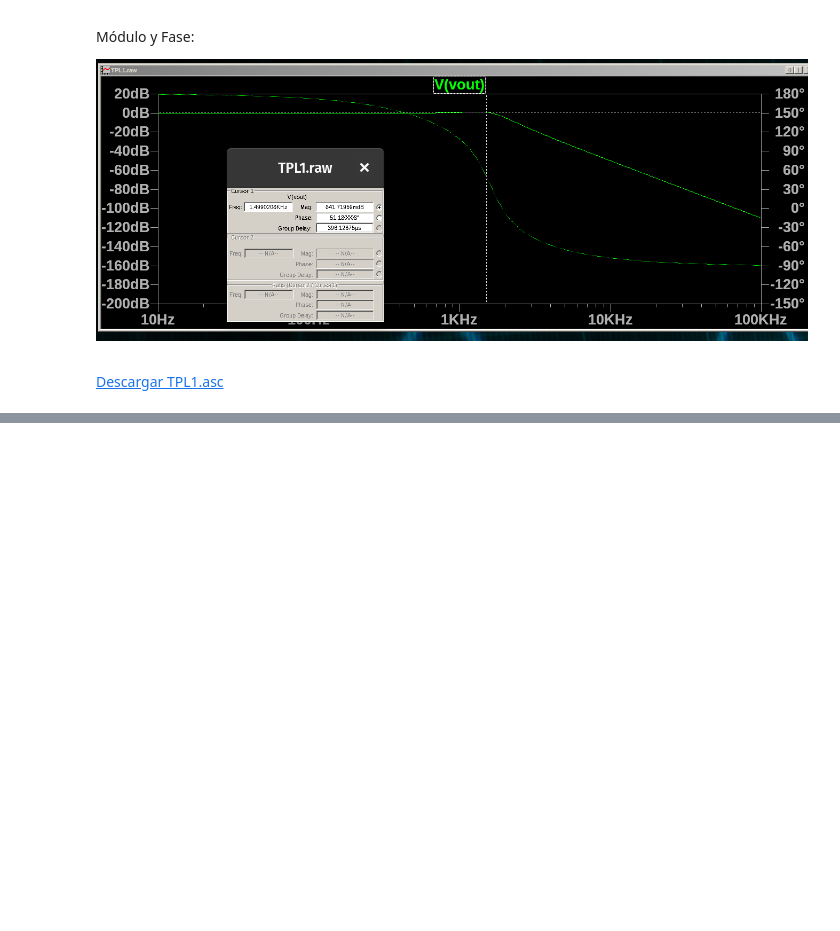
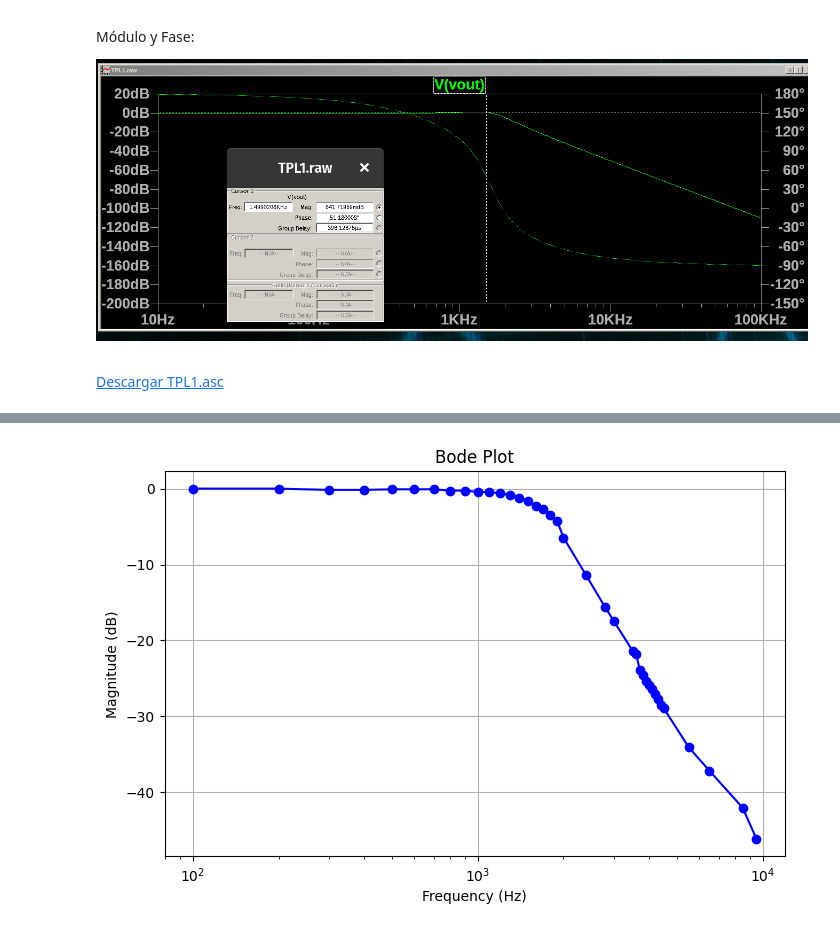
Before and after one commit to fborello-lambda/TC2-2025, a Jupyter notebook: TPL1/TPL1.ipynb, the cells around one changed output, grey strips where cells are left out. Saved outputs shown, nothing was run; the diff lists cells and outputs as text; code cells hidden in the pictures; blank space fills up the shorter version.

```diff
--- a/TPL1/TPL1.ipynb
+++ b/TPL1/TPL1.ipynb
@@ -335,0 +342,24 @@ Módulo y Fase:
+# %%
+import pandas as pd
+
+df = pd.read_csv("TPL1_meas.csv")
+
+table_html = df.to_html(classes="my-table", border=1, index=False)
+
+# HTML + JS for toggle button and table
+html_code = f"""
+<button onclick="var tbl = document.getElementById('myTable');
+                 if(tbl.style.display === 'none') {{
+                     tbl.style.display = 'table';
+                 }} else {{
+                     tbl.style.display = 'none';
+                 }}">
+  Show/Hide Table
+</button>
+
+<div id="myTable" style="display:none;">
+  {table_html}
+</div>
+"""
+
+display(HTML(html_code))
@@ -335,0 +384,15 @@ Módulo y Fase:
+# %%
+magnitude = 20 * np.log10(df.Vout / df.Vin)
+frequencies = df.Frec * 1000
+
+plt.figure(figsize=(8, 5))
+plt.semilogx(
+    frequencies, magnitude, marker="o", linestyle="-", color="blue"
+)  # or use plt.scatter for points only
+plt.xlabel("Frequency (Hz)")
+plt.ylabel("Magnitude (dB)")
+plt.title("Bode Plot")
+plt.grid(True)
+plt.show()
+# %% [output]
+[figure, added]
```
Also changed, not shown: parts of 6 cells of this notebook, 2 other files.
